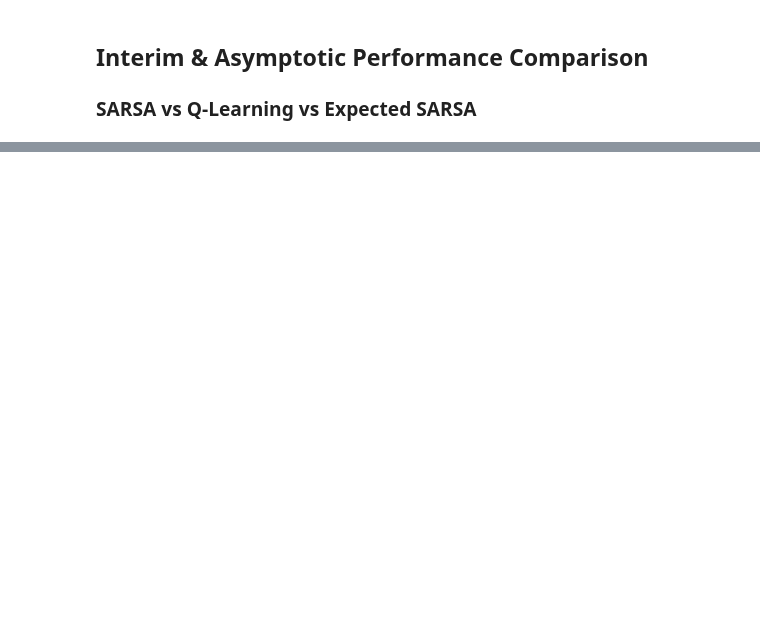
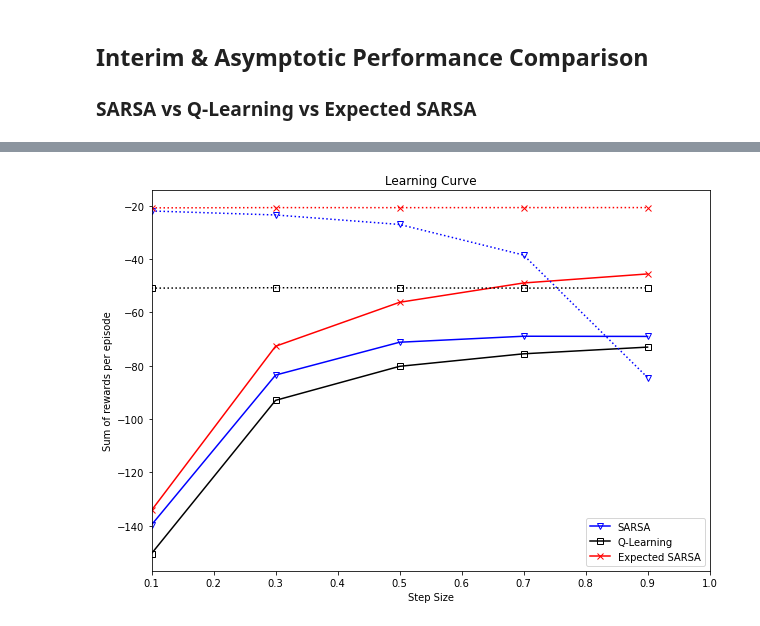
Before and after one commit to chandrusuresh/ReinforcementLearning, a Jupyter notebook: Ch6-TD_Learning/Ch6_OffPolicyTDLearning.ipynb, the cells around one changed output, grey strips where cells are left out. Drawn from its saved outputs; the diff is of its cells as text; code cells hidden in the pictures; blank space fills up the shorter version.

```diff
--- a/Ch6-TD_Learning/Ch6_OffPolicyTDLearning.ipynb
+++ b/Ch6-TD_Learning/Ch6_OffPolicyTDLearning.ipynb
@@ -232,18 +230,20 @@ KeyboardInterrupt: ignored
 # %%
 lineStyle = ['-',':']
 markerStyle = ['v','s','x']
-color = ['b','r','k']
+color = ['b','k','r']
 
 fig,ax = plt.subplots(1,1,figsize=(10,7))
 
 for i in range(len(key1)):
   for j in range(len(key2)):
     ax.plot(step_size_sweep,all_stats[i,:,j],ls=lineStyle[i],color=color[j],marker=markerStyle[j],markerfacecolor='None',markeredgecolor=color[j])
 
 # plt.rc('text', usetex=False)
 # ax.set_ylim([-160,0])
 ax.set_xlim([0.1,1])
 ax.set_xlabel('Step Size');
 ax.set_ylabel('Sum of rewards per episode');
 ax.set_title('Learning Curve');
 ax.legend(key2);
+# %% [output]
+[figure, added]
```
Also changed, not shown: parts of 3 cells of this notebook.
